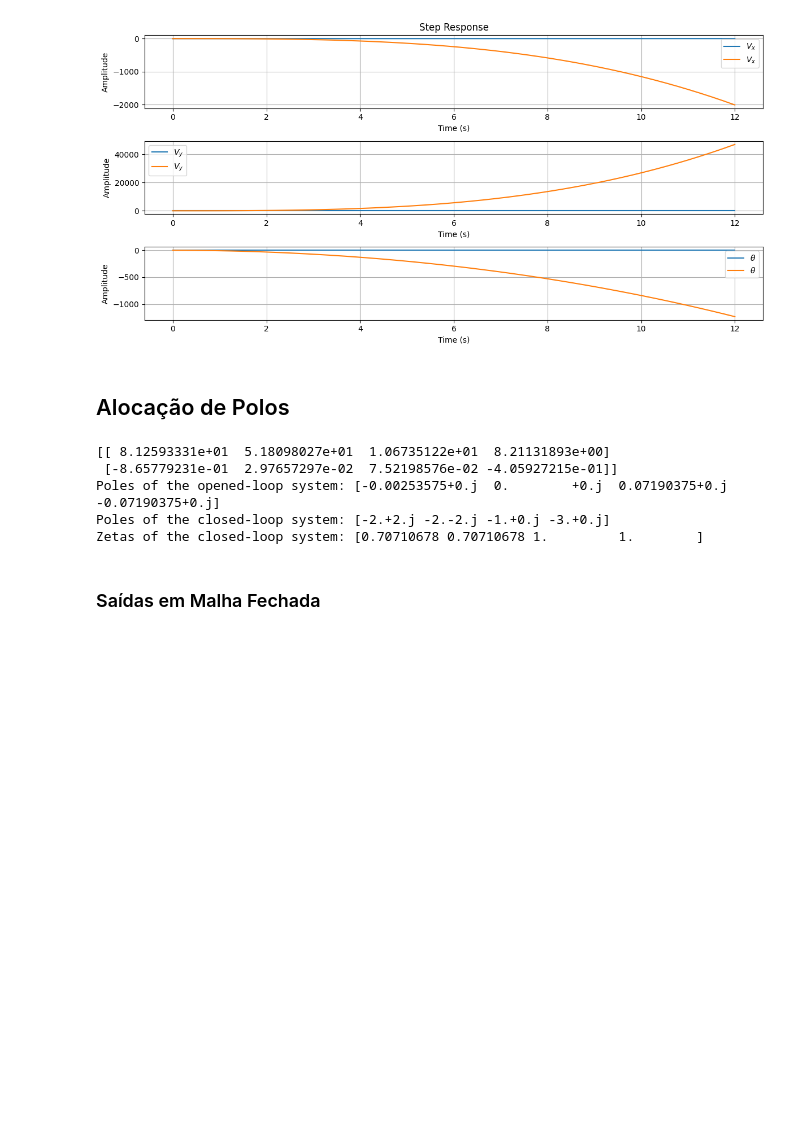
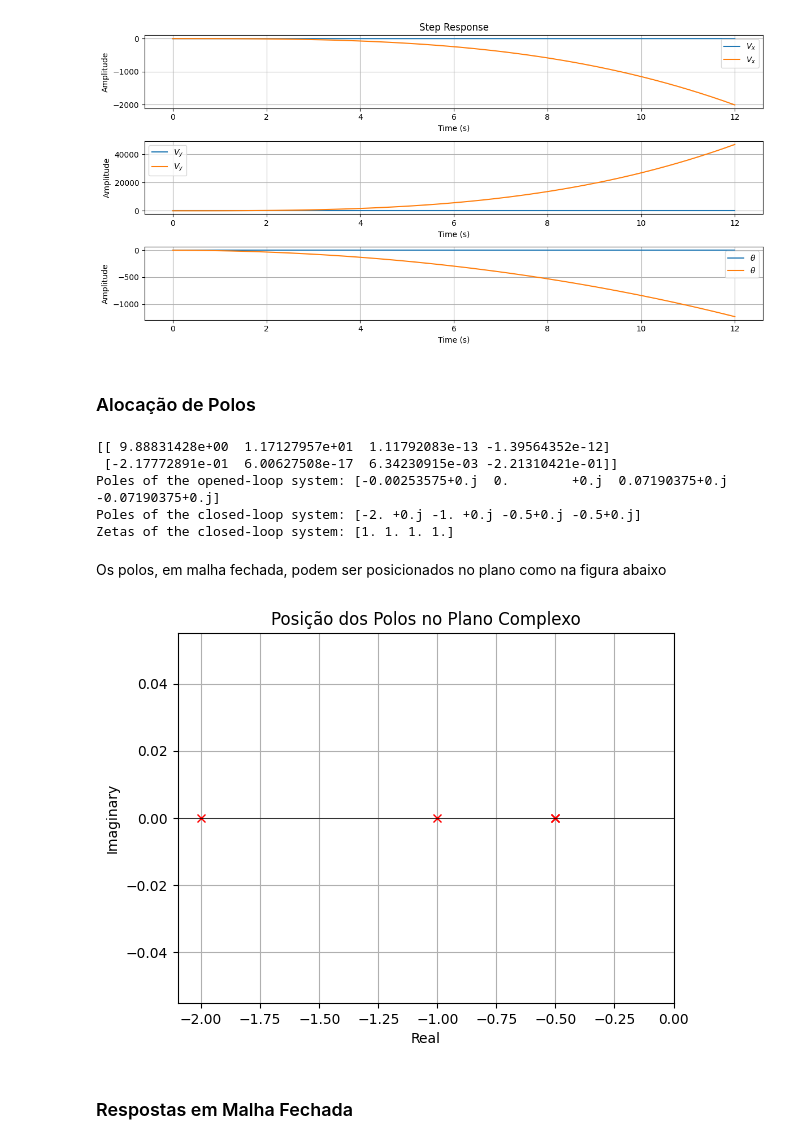
Before and after one commit to lucascarvalho10/pme3481, a Jupyter notebook: E1/poles_placement.ipynb, the cells around one changed output. Drawn from its saved outputs; the diff is of its cells as text; code cells hidden in the pictures; blank space fills up the shorter version.

```diff
--- a/E1/poles_placement.ipynb
+++ b/E1/poles_placement.ipynb
@@ -136,10 +138,10 @@ plt.show()
 # %% [output]
 [figure]
 # %% [markdown]
-## Alocação de Polos
+### Alocação de Polos
 # %%
 # Desired poles
-p = [-1,  -2 + 2.j,  -2 - 2.j,-3]
+p = [-1,  -0.5 ,  -0.5 ,-2]
 
 #p = [-2.5,-2.5, -3,-1]
 
@@ -152,7 +154,7 @@ print(K)
 Acl = A - np.dot(B, K)
 syscl = ctrl.ss(Acl, B, C, D)
 # Print the poles of the closed-loop system
-wn, zeta , p = cont.damp()
+wn, zeta , p = sys.damp()
 print("Poles of the opened-loop system:", p)
 #print("Zetas of the opened-loop system:", zeta)
 #print("Wns of the opened-loop system:", wn)
@@ -164,11 +166,29 @@ print("Zetas of the closed-loop system:", zetak)
 
 #[-1. +0.j -3. +0.j -2.5+0.j -2.5+0.j]
 # %% [output]
-[[ 8.12593331e+01  5.18098027e+01  1.06735122e+01  8.21131893e+00]
- [-8.65779231e-01  2.97657297e-02  7.52198576e-02 -4.05927215e-01]]
+[[ 9.88831428e+00  1.17127957e+01  1.11792083e-13 -1.39564352e-12]
+ [-2.17772891e-01  6.00627508e-17  6.34230915e-03 -2.21310421e-01]]
 Poles of the opened-loop system: [-0.00253575+0.j  0.        +0.j  0.07190375+0.j -0.07190375+0.j]
-Poles of the closed-loop system: [-2.+2.j -2.-2.j -1.+0.j -3.+0.j]
-Zetas of the closed-loop system: [0.70710678 0.70710678 1.         1.        ]
+Poles of the closed-loop system: [-2. +0.j -1. +0.j -0.5+0.j -0.5+0.j]
+Zetas of the closed-loop system: [1. 1. 1. 1.]
+# %% [markdown]
+Os polos, em malha fechada, podem ser posicionados no plano como na figura abaixo
+# %%
+plt.figure(1)
+ax = plt.gca()
+#plt.plot(p.real, p.imag, 'bx',label = 'Polos em malha aberta' )
+plt.plot(pk.real, pk.imag, 'rx',label = 'Polos em malha fechada')
+plt.box(on = bool)
+plt.axhline(0, color='black',linewidth=0.5)
+plt.axvline(0, color='black',linewidth=0.5)
+plt.xlim([-2.1,0])
+plt.title('Posição dos Polos no Plano Complexo')
+plt.ylabel('Imaginary')
+plt.xlabel('Real')
+plt.grid()
+plt.show()
+# %% [output]
+[figure, added]
 # %%
 u = [0, 0]
 X0  = [0.1, 10, 0, 0]
@@ -176,7 +196,7 @@ tempo = np.linspace(0, 90, 400000)
 
 t, amp,yr = ctrl.forced_response(syscl, tempo, 0 ,X0,return_x = 'True')
 # %% [markdown]
-### Saídas em Malha Fechada
+### Respostas em Malha Fechada
 # %%
 fig, axes = plt.subplots(4, 1, figsize=(8, 10))
 
```
Also changed, not shown: parts of 5 cells of this notebook, 2 other files.
